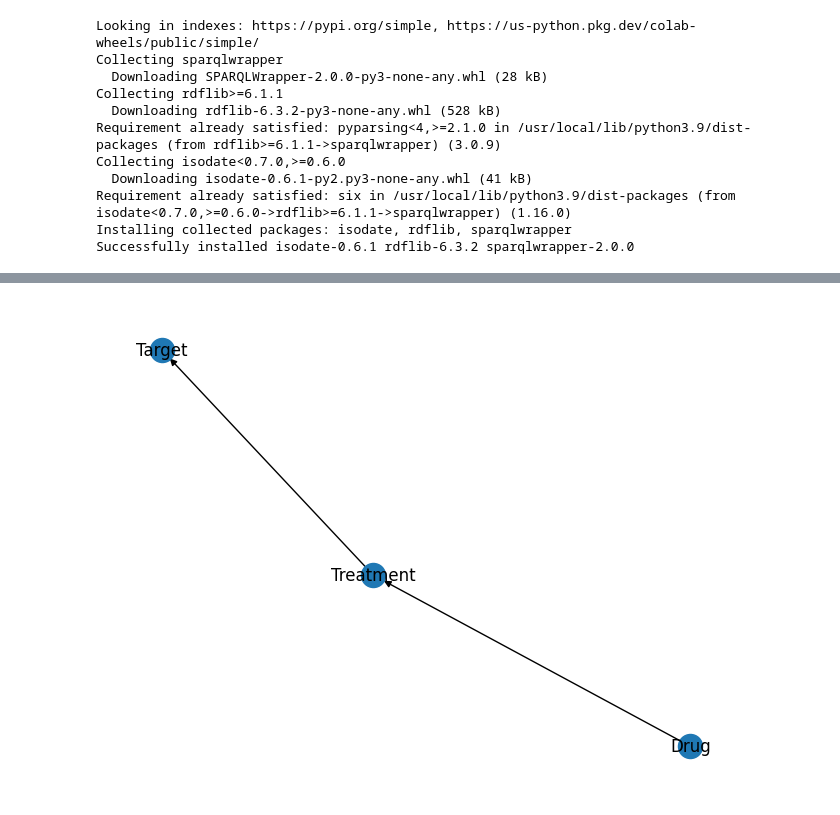
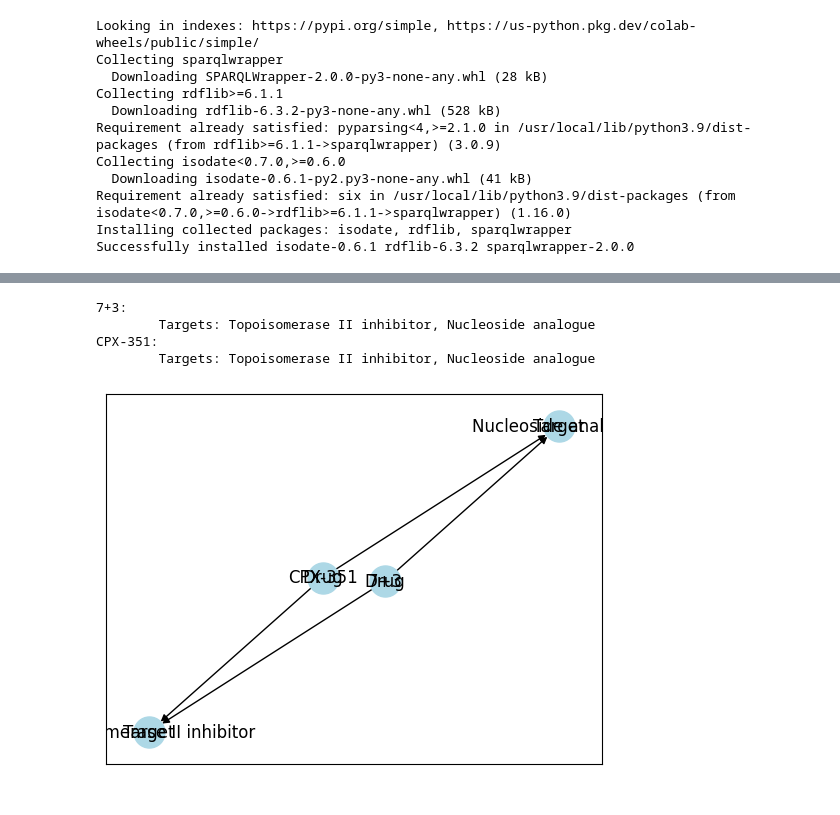
Before and after one commit to Anonymous1846/Blood-cancer-subtype-classification-using-DCNN, a Jupyter notebook: DCNN_Classifier.ipynb, the cells around one changed output, grey strips where cells are left out. Drawn from its saved outputs; the diff is of its cells as text; code cells hidden in the pictures.

Commit message:
Needs some clarity in the graph linkage, as all the node connections are intertwined !

```diff
--- a/DCNN_Classifier.ipynb
+++ b/DCNN_Classifier.ipynb
@@ -1147,19 +1150,42 @@ NetworkXError: ignored
-# %%
-import networkx as nx
-
-# Create a graph
-graph = nx.DiGraph()
-
-# Add nodes
-graph.add_node('Drug', type='Drug')
-graph.add_node('Treatment', type='Treatment')
-graph.add_node('Target', type='Target')
-
-# Add edges
-graph.add_edge('Drug', 'Treatment', type='Treats')
-graph.add_edge('Treatment', 'Target', type='Targets')
-
-# Print the graph
-nx.draw(graph, with_labels=True)
-# %% [output]
-[figure, removed]
+# %%
+import networkx as nx
+import matplotlib.pyplot as plt
+
+leukemia_type = 'Acute myeloid leukemia'
+
+drug_combinations = [node for node in graph.successors(leukemia_type) if graph.nodes[node]['type'] == 'Drug combination']
+
+# Create a new directed graph
+relation_graph = nx.DiGraph()
+
+for drug in drug_combinations:
+    targets = []
+    dosages = []
+    for info in data[leukemia_type]['Drug combinations']:
+        if info['Name'] == drug:
+            targets = info['Targets']
+            # dosages = info['Dosages']
+            break
+
+    print(f"{drug}:")
+    print(f"\tTargets: {', '.join(targets)}")
+    # print(f"\tDosages: {', '.join(dosages)}")
+
+    # Add nodes and edges to the relation graph
+    relation_graph.add_node(drug, label='Drug')
+    for target in targets:
+        relation_graph.add_node(target, label='Target')
+        relation_graph.add_edge(drug, target)
+
+# Draw the relation graph
+pos = nx.spring_layout(relation_graph)
+labels = nx.get_node_attributes(relation_graph, 'label')
+nx.draw_networkx(relation_graph, pos, with_labels=True, node_color='lightblue', node_size=500)
+nx.draw_networkx_labels(relation_graph, pos, labels=labels)
+plt.show()
+# %% [output]
+7+3:
+        Targets: Topoisomerase II inhibitor, Nucleoside analogue
+CPX-351:
+        Targets: Topoisomerase II inhibitor, Nucleoside analogue
+[figure, added]
```
Also changed, not shown: parts of 3 cells of this notebook.
